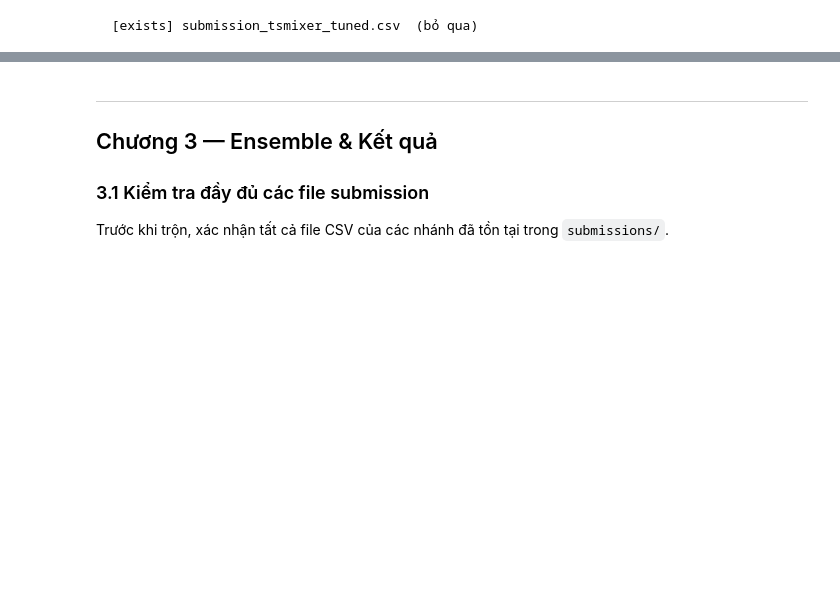
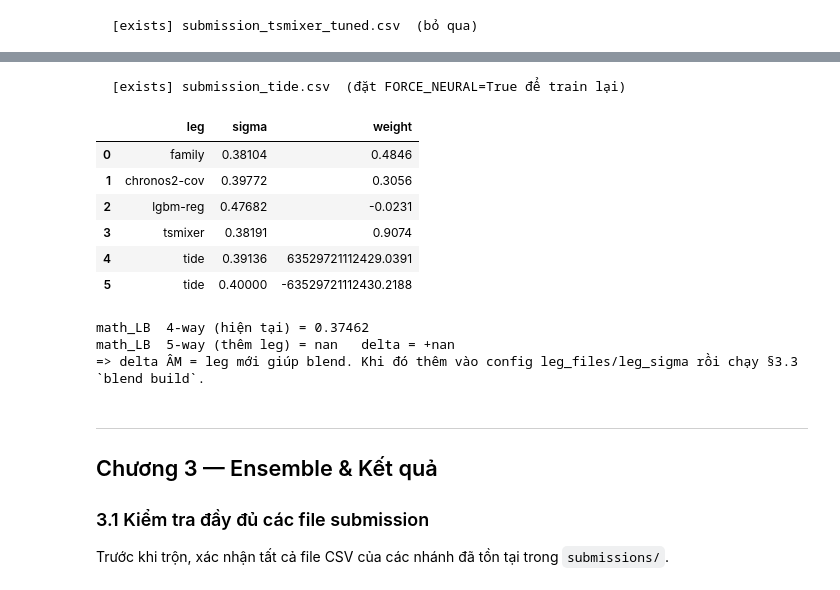
Before and after one commit to brian-devbrianxdev/store-sales-forecasting, a Jupyter notebook: store_sales_forecasting_local.ipynb, the cells around one changed output, grey strips where cells are left out. Saved outputs shown, nothing was run; the diff lists cells and outputs as text; code cells hidden in the pictures; blank space fills up the shorter version.

```diff
--- a/store_sales_forecasting_local.ipynb
+++ b/store_sales_forecasting_local.ipynb
@@ -285,3 +308,71 @@ run("python -m store_sales.cli train tsmixer --epochs 30 --cpu --mps",
+# %%
+# === Train leg neural bổ sung (TiDE / NHiTS) — điều khiển độc lập với RUN_LEGS ===
+# TiDE chỉ cần "đủ tốt" để đa dạng hoá blend → hạ cấu hình cho nhanh là hợp lý.
+EXTRA_NEURAL  = ["tide"]        # chọn: ["tide"] | ["nhits"] | ["tide", "nhits"]
+FORCE_NEURAL  = False           # True = train lại dù file đã tồn tại
+
+# --- Fast profile (giảm thời gian train trên CPU/MPS) ---
+NEURAL_EPOCHS = 12              # mặc định cũ 30 → 12: ~2.5x nhanh
+NEURAL_ICL    = 60             # input_chunk_length, config=90 → 60: ~1.5x nhanh (horizon chỉ 16)
+NEURAL_BATCH  = 2048           # config=1024 → 2048: ít bước optimizer/epoch hơn
+NEURAL_DEVICE = "--cpu --mps"   # Mac: "--cpu --mps"  |  CUDA: "--gpu"  |  CPU thuần: "--cpu"
+
+_env = {**os.environ, "PYTHONPATH": str(SRC) + os.pathsep + os.environ.get("PYTHONPATH", "")}
+for _m in EXTRA_NEURAL:
+    _out = f"submission_{_m}.csv"          # neural_ts ghi ra submission_{model}.csv
+    if (SUBMISSIONS / _out).exists() and not FORCE_NEURAL:
+        print(f"  [exists] {_out}  (đặt FORCE_NEURAL=True để train lại)")
+        continue
+    _cmd = (f"{sys.executable} -m store_sales.cli train neural "
+            f"--model {_m} --epochs {NEURAL_EPOCHS} --icl {NEURAL_ICL} "
+            f"--batch-size {NEURAL_BATCH} {NEURAL_DEVICE}")
+    print(f"  [run]    {_out}")
+    print(f"           {_cmd}")
+    _t0 = time.time()
+    subprocess.run(shlex.split(_cmd), env=_env, cwd=str(REPO), check=True)
+    print(f"  [done]   {_out}  ({(time.time() - _t0)/60:.1f} phút)")
+# %% [output]
+  [exists] submission_tide.csv  (đặt FORCE_NEURAL=True để train lại)
+# %%
+# === Xem trước blend khi thêm leg mới (CHƯA cần sửa config.yaml) ===
+# KIỂM SOÁT: thử một σ → xem leg mới có kéo math_LB xuống không, trước khi nộp/sửa config.
+from store_sales.io.submissions import load_log
+
+NEW_LEG_FILE  = "submission_tide.csv"   # file leg mới vừa train (đổi sang submission_nhits.csv nếu cần)
+NEW_LEG_SIGMA = 0.400                    # σ đo trên Kaggle (hoặc ước lượng để thử nhanh)
+
+get_config.cache_clear()
+ens = get_config().ensemble
+fam_log, _ = blend.build_family(ens.family_alpha)
+
+old_legs = list(ens.leg_sigma)          # ['family','chronos2-cov','lgbm-reg','tsmixer']
+logs = [fam_log if l == "family" else load_log(ens.leg_files[l]) for l in old_legs]
+sig  = [ens.leg_sigma[l] for l in old_legs]
+
+_, lb4, _, _ = blend.min_var_weights(sig, logs)                       # 4-way hiện tại
+new_name = NEW_LEG_FILE.replace("submission_", "").replace(".csv", "")
+legs5 = old_legs + [new_name]
+logs5 = logs + [load_log(NEW_LEG_FILE)]
+sig5  = sig + [NEW_LEG_SIGMA]
+w5, lb5, _, _ = blend.min_var_weights(sig5, logs5)                    # 5-way thử
+
+display(pd.DataFrame({"leg": legs5,
+                      "sigma":  [f"{s:.5f}" for s in sig5],
+                      "weight": [f"{w:.4f}" for w in w5]}))
+print(f"math_LB  4-way (hiện tại) = {lb4:.5f}")
+print(f"math_LB  5-way (thêm leg) = {lb5:.5f}   delta = {lb5 - lb4:+.5f}")
+print("=> delta ÂM = leg mới giúp blend. Khi đó thêm vào config leg_files/leg_sigma rồi chạy §3.3 `blend build`.")
+# %% [output]
+|  | leg | sigma | weight |
+| 0 | family | 0.38104 | 0.4846 |
+| 1 | chronos2-cov | 0.39772 | 0.3056 |
+| 2 | lgbm-reg | 0.47682 | -0.0231 |
+| 3 | tsmixer | 0.38191 | 0.9074 |
+| 4 | tide | 0.39136 | 63529721112429.0391 |
+| 5 | tide | 0.40000 | -63529721112430.2188 |
+math_LB  4-way (hiện tại) = 0.37462
+math_LB  5-way (thêm leg) = nan   delta = +nan
+=> delta ÂM = leg mới giúp blend. Khi đó thêm vào config leg_files/leg_sigma rồi chạy §3.3 `blend build`.
 # %% [markdown]
 ---
 ## Chương 3 — Ensemble & Kết quả
```
Also changed, not shown: parts of 6 cells of this notebook, 5 other files.
